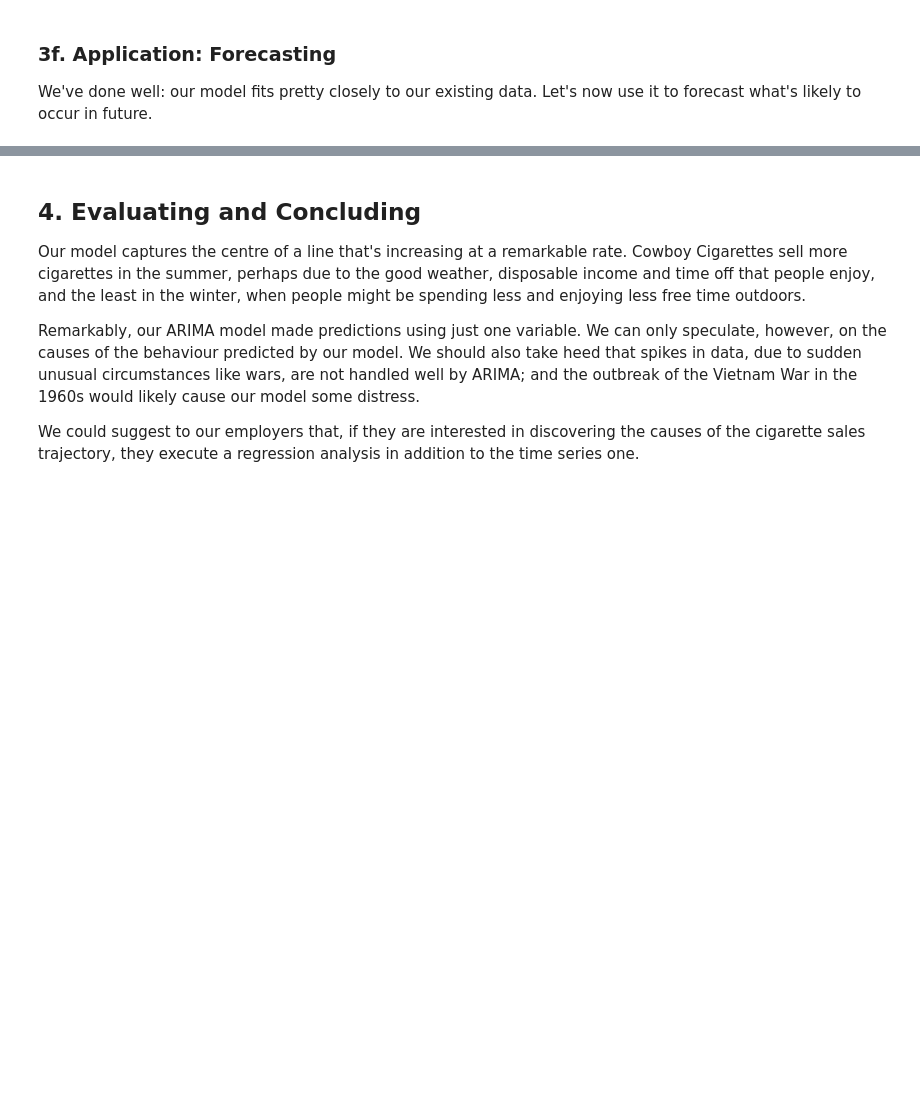
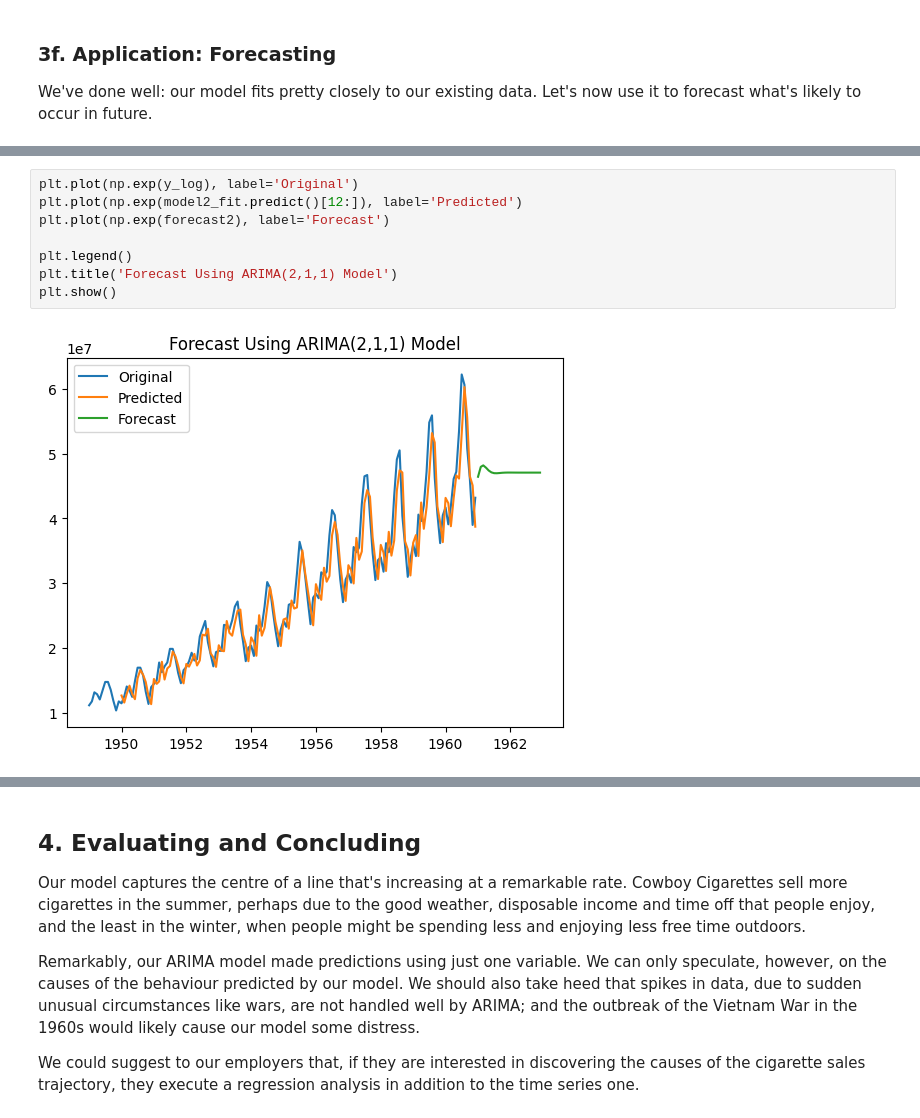
Before and after one commit to liyueling13/Springboard, a Jupyter notebook: Cowboys&CigrettesCaseStudy/Cowboy Cigarettes Case Study - Tier 3.ipynb, the cells around one changed output, grey strips where cells are left out. Cells and saved outputs as stored; diff of their text form; blank space fills up the shorter version.

```diff
--- a/Cowboys&CigrettesCaseStudy/Cowboy Cigarettes Case Study - Tier 3.ipynb
+++ b/Cowboys&CigrettesCaseStudy/Cowboy Cigarettes Case Study - Tier 3.ipynb
@@ -562,0 +675,10 @@ _ _ _
+# %%
+plt.plot(np.exp(y_log), label='Original')
+plt.plot(np.exp(model2_fit.predict()[12:]), label='Predicted')
+plt.plot(np.exp(forecast2), label='Forecast')
+
+plt.legend()
+plt.title('Forecast Using ARIMA(2,1,1) Model')
+plt.show()
+# %% [output]
+[figure, added]
```
Also changed, not shown: parts of 44 cells of this notebook.
